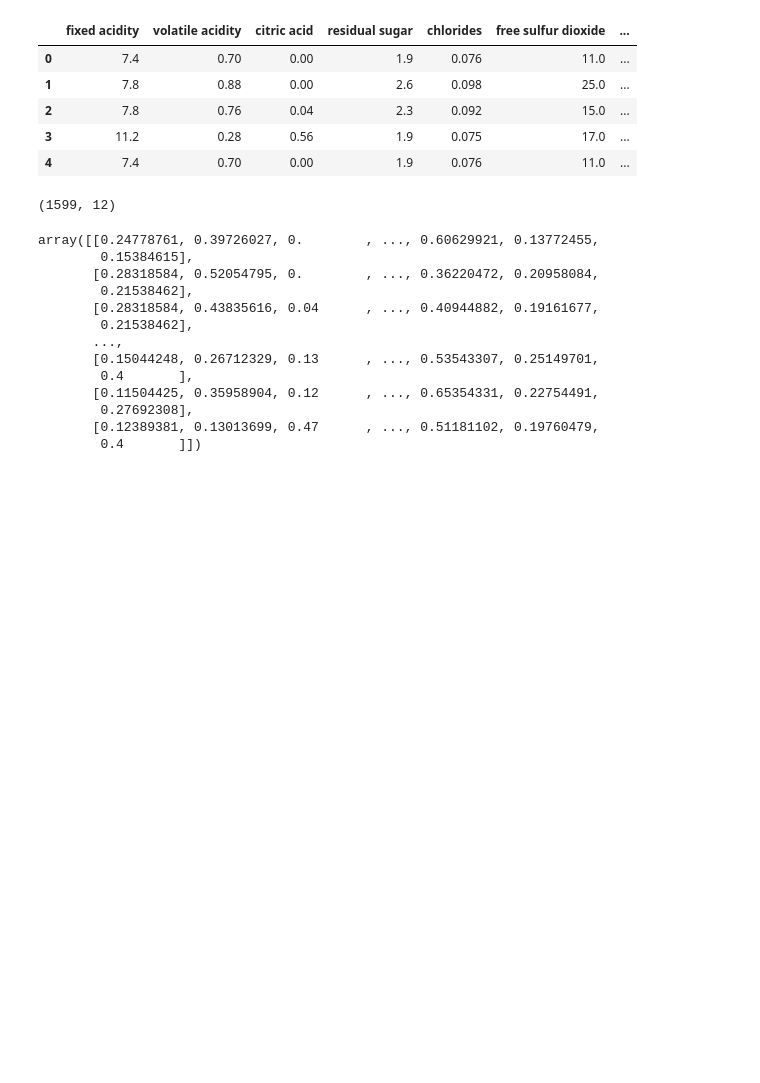
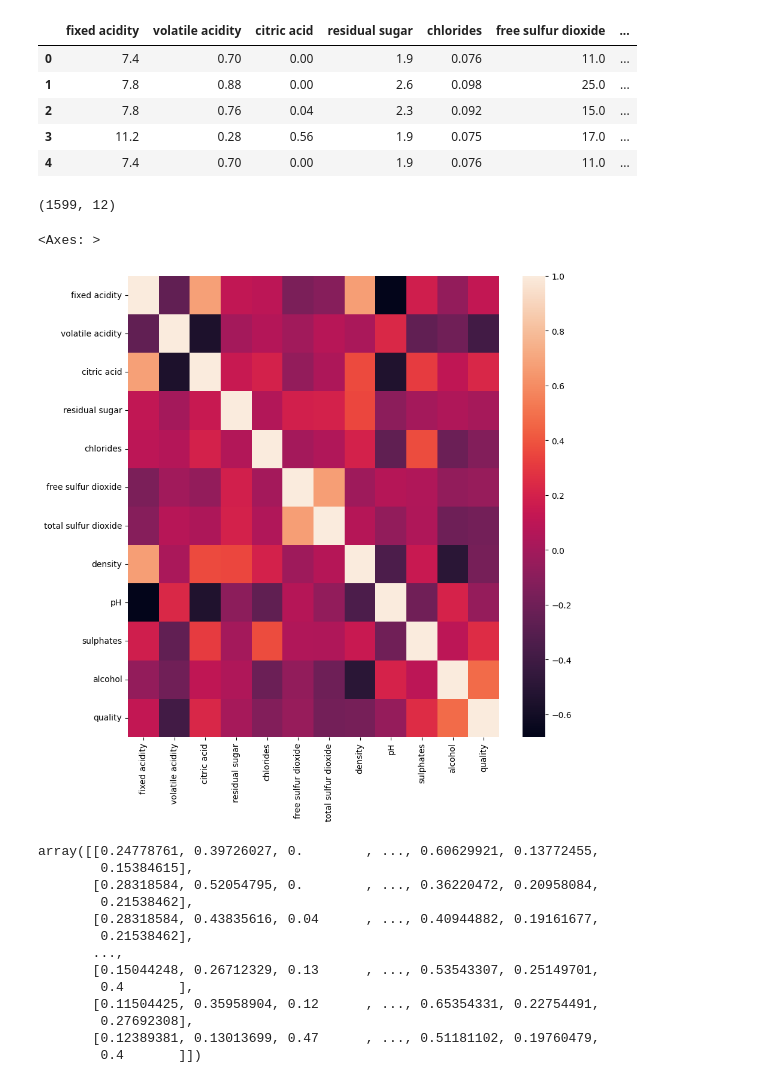
Before and after one commit to VaderSame/redwine-neural-network, a Jupyter notebook: Project1-200543129_Semal_Shastri.ipynb, the cells around one changed output. Drawn from its saved outputs; the diff is of its cells as text; code cells hidden in the pictures; blank space fills up the shorter version.

```diff
--- a/Project1-200543129_Semal_Shastri.ipynb
+++ b/Project1-200543129_Semal_Shastri.ipynb
@@ -22,6 +24,12 @@ df.head()
 df.shape
 # %% [output]
 (1599, 12)
+# %%
+plt.figure(figsize=(10,10))
+sns.heatmap(df.corr())
+# %% [output]
+<Axes: >
+[figure, added]
 # %%
 #Seperating the dataset as response variable and feature variabes
 X = df.drop ('quality',axis =1 )
```
Also changed, not shown: parts of 9 cells of this notebook.
